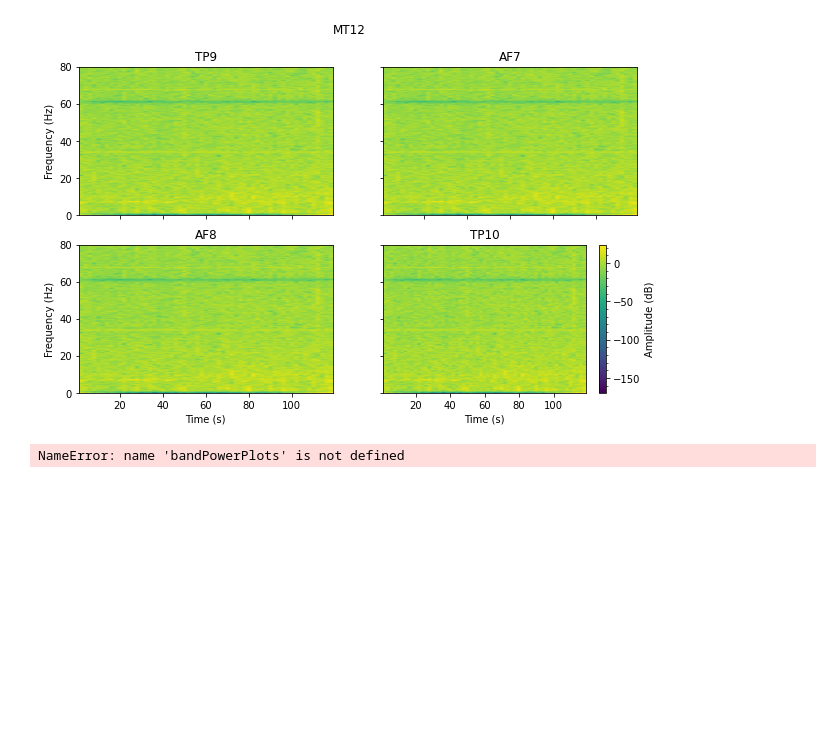
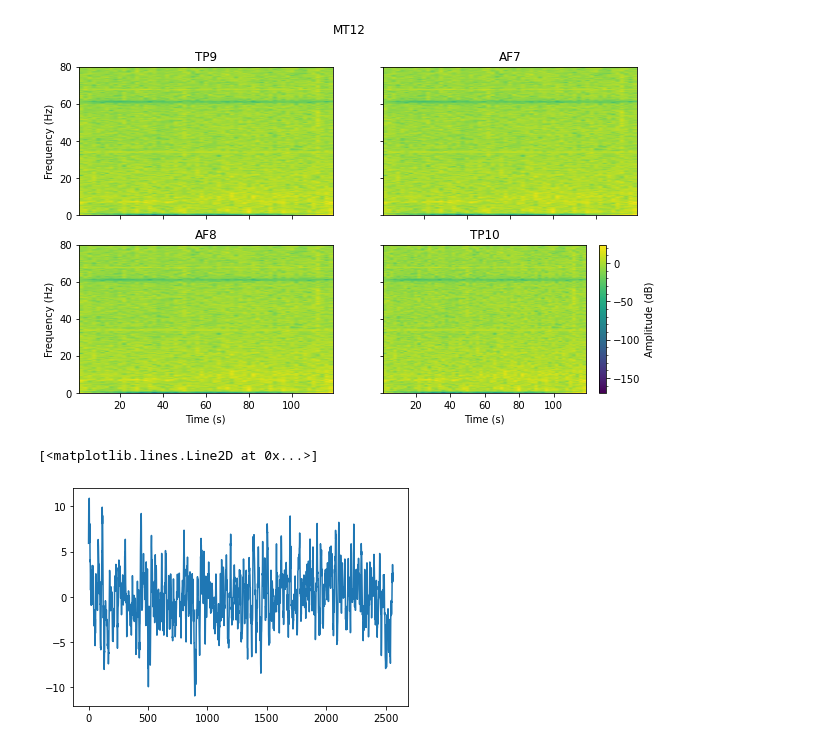
Before and after one commit to iggy96/eegMusicTherapy, a Jupyter notebook: singleRun_1.0.ipynb, the cells around one changed output. Drawn from its saved outputs; the diff is of its cells as text; code cells hidden in the pictures; blank space fills up the shorter version.

```diff
--- a/singleRun_1.0.ipynb
+++ b/singleRun_1.0.ipynb
@@ -96,11 +96,16 @@ beta_M12 = avgBandPower(bandpass_MT12,cfg.fs,beta_low,beta_high)
 #   gamma
 gamma_M11 = avgBandPower(bandpass_MT11,cfg.fs,gamma_low,gamma_high)
 gamma_M12 = avgBandPower(bandpass_MT12,cfg.fs,gamma_low,gamma_high)
-# %%
-bandPowerPlots(cfg.channels,[delta_M11,delta_M12],['MT11','MT12'],['red','green'],'Delta')
-bandPowerPlots(cfg.channels,[theta_M11,theta_M12],['MT11','MT12'],['red','green'],'Theta')
-bandPowerPlots(cfg.channels,[alpha_M11,alpha_M12],['MT11','MT12'],['red','green'],'Alpha')
-bandPowerPlots(cfg.channels,[beta_M11,beta_M12],['MT11','MT12'],['red','green'],'Beta')
-bandPowerPlots(cfg.channels,[gamma_M11,gamma_M12],['MT11','MT12'],['red','green'],'Gamma')
-# %% [output]
-NameError: name 'bandPowerPlots' is not defined
+# %%
+sw_M11 = slidingWindow(bandpass_MT11,time_s,10,10)
+sw_tp9 = np.mean(sw_M11[0,:,:],axis=0)
+sw_tp9 = sw_tp9.reshape(sw_tp9.shape[0],1)
+delta_tp9 = avgBandPower(sw_tp9,cfg.fs,delta_low,delta_high)
+af7_delta = np.mean(avgBandPower(sw_M11[1,:,:].T,cfg.fs,delta_low,delta_high),axis=0)
+af8_delta = np.mean(avgBandPower(sw_M11[2,:,:].T,cfg.fs,delta_low,delta_high),axis=0)
+tp10_delta = np.mean(avgBandPower(sw_M11[3,:,:].T,cfg.fs,delta_low,delta_high),axis=0)
+# %%
+plt.plot(sw_tp9)
+# %% [output]
+[<matplotlib.lines.Line2D at 0x...>]
+[figure, added]
```
